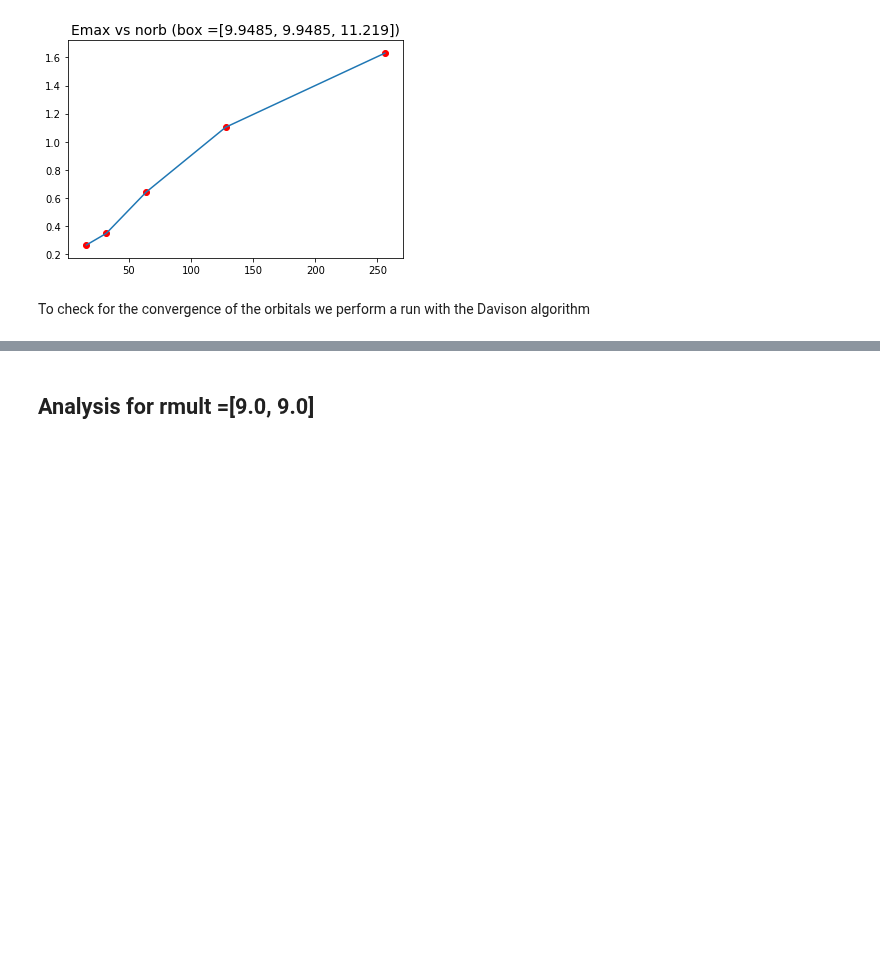
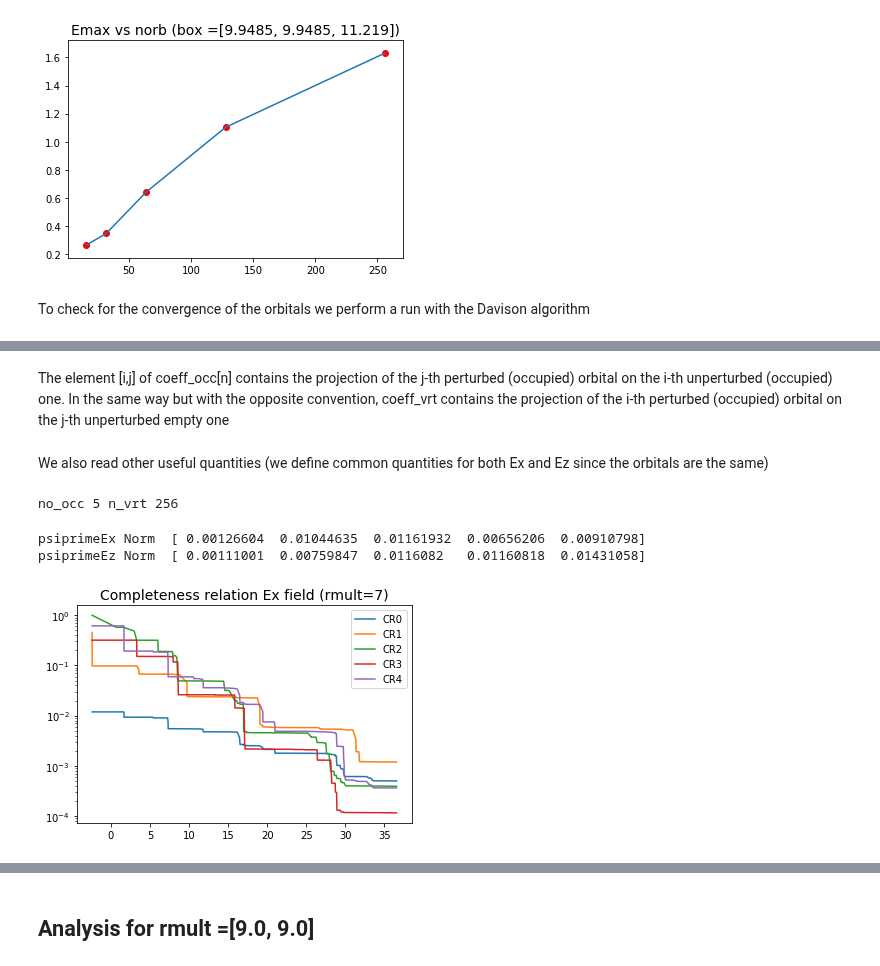
Before and after one commit to luigigenovese/BigDFT-nb, a Jupyter notebook: tutorial/N2_Maximum_Energy_vs_Virtual_Oribitals.ipynb, the cells around one changed output, grey strips where cells are left out. Cells and saved outputs as stored; diff of their text form; code cells hidden in the pictures; blank space fills up the shorter version.

```diff
--- a/tutorial/N2_Maximum_Energy_vs_Virtual_Oribitals.ipynb
+++ b/tutorial/N2_Maximum_Energy_vs_Virtual_Oribitals.ipynb
@@ -106,0 +146,4 @@ Yaml.dump(inp,inputpath + inpname + '.yaml')
+# %%
+logs = !ls testfiles/N2maxEngVorb/log/log-N2E*_rmult7_norb256.yaml
+print(logs)
+N2data=[lf.Logfile(l) for l in logs]
@@ -106,0 +160,43 @@ Yaml.dump(inp,inputpath + inpname + '.yaml')
+# %% [markdown]
+The element [i,j] of coeff_occ[n] contains the projection of the j-th perturbed (occupied) orbital on the i-th unperturbed (occupied) one. In the same way but with the opposite convention, coeff_vrt contains the projection of the i-th perturbed (occupied) orbital on the j-th unperturbed empty one
+# %% [markdown]
+We also read other useful quantities (we define common quantities for both Ex and Ez since the orbitals are the same)
+# %%
+n_occ,n_vrt = coeff_vrt[0].shape
+print 'no_occ',n_occ, 'n_vrt', n_vrt
+en = N2data[0].evals[0][0]
+e_v=[]
+e_o=[]
+for o in range(n_occ):
+    e_o.append(en[o])
+for v in range(n_occ,n_occ+n_vrt):
+    e_v.append(en[v])
+# %% [output]
+no_occ 5 n_vrt 256
+# %%
+# we compute the norm of the perturbed orbitals projected on the basis of the occupied states
+psiprimeEx=np.array([ 0.0 for i in range(n_occ)])
+psiprimeEz=np.array([ 0.0 for i in range(n_occ)])
+for o in range(n_occ):
+    psiprimeEx += coeff_occ[0][o]**2
+    psiprimeEz += coeff_occ[1][o]**2
+# we quantify the magnitude of the missing part
+psiprimeEx = 1.0-psiprimeEx
+psiprimeEz = 1.0-psiprimeEz
+print 'psiprimeEx Norm ',np.sqrt(psiprimeEx)
+print 'psiprimeEz Norm ',np.sqrt(psiprimeEz)
+# and we find the maximum value
+referenceEx=np.max(psiprimeEx)
+referenceEz=np.max(psiprimeEz)
+# we add the contribution of the empty orbitals
+crEx=[[] for p in range(n_occ)]
+crEz=[[] for p in range(n_occ)]
+for p in range(n_occ):
+    for v in range(n_vrt):
+      psiprimeEx[p] -= coeff_vrt[0][p][v]**2
+      psiprimeEz[p] -= coeff_vrt[1][p][v]**2
+      crEx[p].append(psiprimeEx[p]/referenceEx)
+      crEz[p].append(psiprimeEz[p]/referenceEz)
+# %% [output]
+psiprimeEx Norm  [ 0.00126604  0.01044635  0.01161932  0.00656206  0.00910798]
+psiprimeEz Norm  [ 0.00111001  0.00759847  0.0116082   0.01160818  0.01431058]
@@ -106,0 +208,8 @@ Yaml.dump(inp,inputpath + inpname + '.yaml')
+# %%
+for p in range(n_occ):
+    plt.semilogy(27.211*np.array(e_v),crEx[p],'-',label='CR'+str(p))
+plt.legend()
+plt.title('Completeness relation Ex field (rmult=7)', fontsize=14)
+plt.show()
+# %% [output]
+[figure, added]
```
Also changed, not shown: parts of 36 cells of this notebook, 7 other files.
